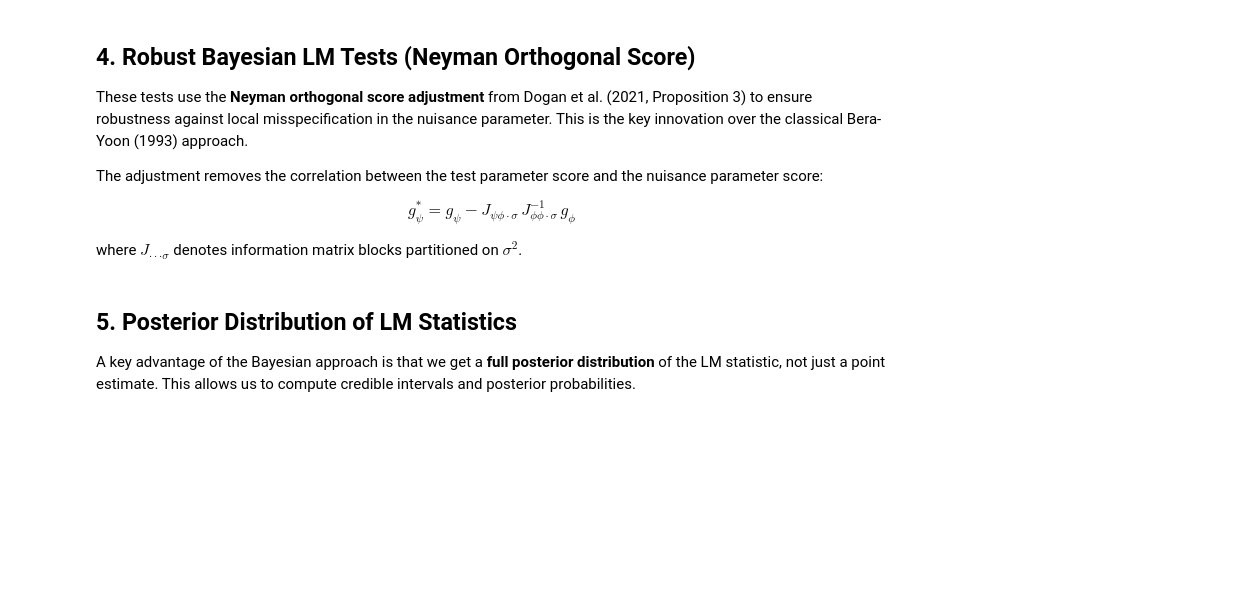
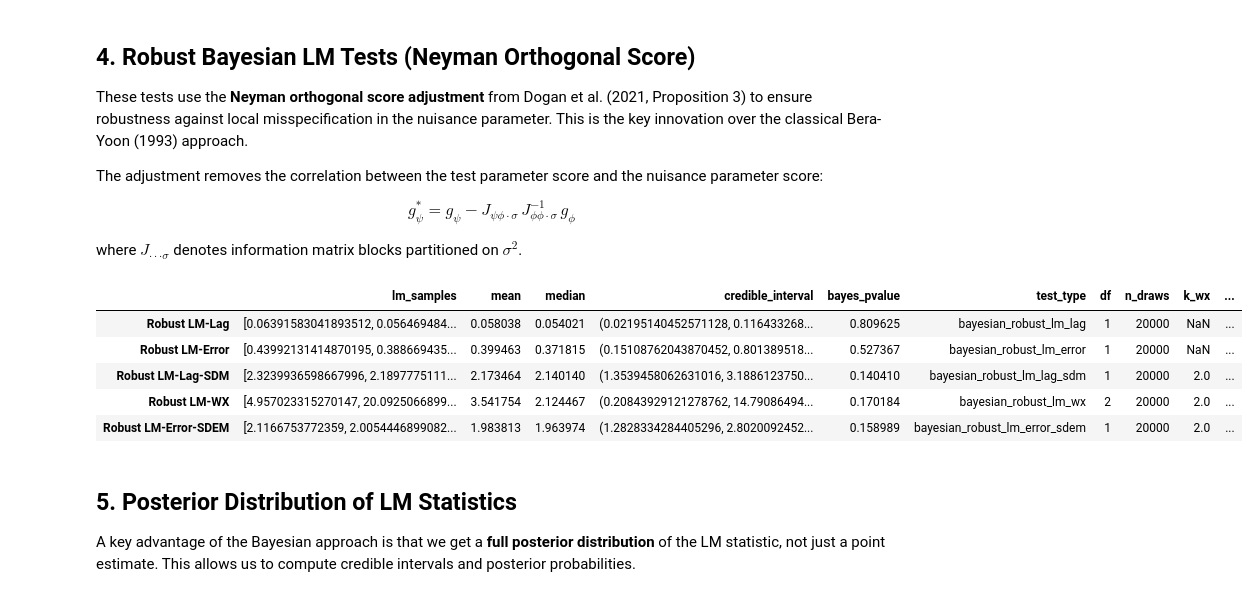
Before and after one commit to knaaptime/bayespecon, a Jupyter notebook: docs/source/user-guide/bayesian_lmtests.ipynb, the cells around one changed output. Cells and saved outputs as stored; diff of their text form; code cells hidden in the pictures; blank space fills up the shorter version.

```diff
--- a/docs/source/user-guide/bayesian_lmtests.ipynb
+++ b/docs/source/user-guide/bayesian_lmtests.ipynb
@@ -185,29 +215,30 @@ where $J_{\cdot \cdot \cdot \sigma}$ denotes information matrix blocks partition
 # %%
 # Robust Bayesian LM tests (Neyman orthogonal score)
 robust_results = pd.DataFrame(
     [
         bayesian_robust_lm_lag_test(ols_model).to_series(),
         bayesian_robust_lm_error_test(ols_model).to_series(),
         bayesian_robust_lm_lag_sdm_test(slx_model).to_series(),
         bayesian_robust_lm_wx_test(sar_model).to_series(),
-        bayesian_robust_lm_error_sar_test(sar_model).to_series(),
         bayesian_robust_lm_error_sdem_test(slx_model).to_series(),
-        bayesian_robust_lm_lag_sem_test(sem_model).to_series(),
-        bayesian_robust_lm_wx_sem_test(sem_model).to_series(),
     ],
     index=[
-        "Robust LM-Lag (OLS null)",
-        "Robust LM-Error (OLS null)",
-        "Robust LM-Lag-SDM (SLX null)",
-        "Robust LM-WX (SAR null)",
-        "Robust LM-Error-SAR (SAR null)",
-        "Robust LM-Error-SDEM (SLX null)",
-        "Robust LM-Lag-SEM (SEM null)",
-        "Robust LM-WX-SEM (SEM null)",
+        "Robust LM-Lag",
+        "Robust LM-Error",
+        "Robust LM-Lag-SDM",
+        "Robust LM-WX",
+        "Robust LM-Error-SDEM",
     ],
 )
 
 robust_results
+# %% [output]
+|  | lm_samples | mean | median | credible_interval | bayes_pvalue | test_type | df | n_draws | k_wx | ... |
+| Robust LM-Lag | [0.06391583041893512, 0.056469484... | 0.058038 | 0.054021 | (0.02195140452571128, 0.116433268... | 0.809625 | bayesian_robust_lm_lag | 1 | 20000 | NaN | ... |
+| Robust LM-Error | [0.43992131414870195, 0.388669435... | 0.399463 | 0.371815 | (0.15108762043870452, 0.801389518... | 0.527367 | bayesian_robust_lm_error | 1 | 20000 | NaN | ... |
+| Robust LM-Lag-SDM | [2.3239936598667996, 2.1897775111... | 2.173464 | 2.140140 | (1.3539458062631016, 3.1886123750... | 0.140410 | bayesian_robust_lm_lag_sdm | 1 | 20000 | 2.0 | ... |
+| Robust LM-WX | [4.957023315270147, 20.0925066899... | 3.541754 | 2.124467 | (0.20843929121278762, 14.79086494... | 0.170184 | bayesian_robust_lm_wx | 2 | 20000 | 2.0 | ... |
+| Robust LM-Error-SDEM | [2.1166753772359, 2.0054446899082... | 1.983813 | 1.963974 | (1.2828334284405296, 2.8020092452... | 0.158989 | bayesian_robust_lm_error_sdem | 1 | 20000 | 2.0 | ... |
 # %% [markdown]
 ## 5. Posterior Distribution of LM Statistics
 
```
Also changed, not shown: parts of 33 cells of this notebook, 7 other files.
